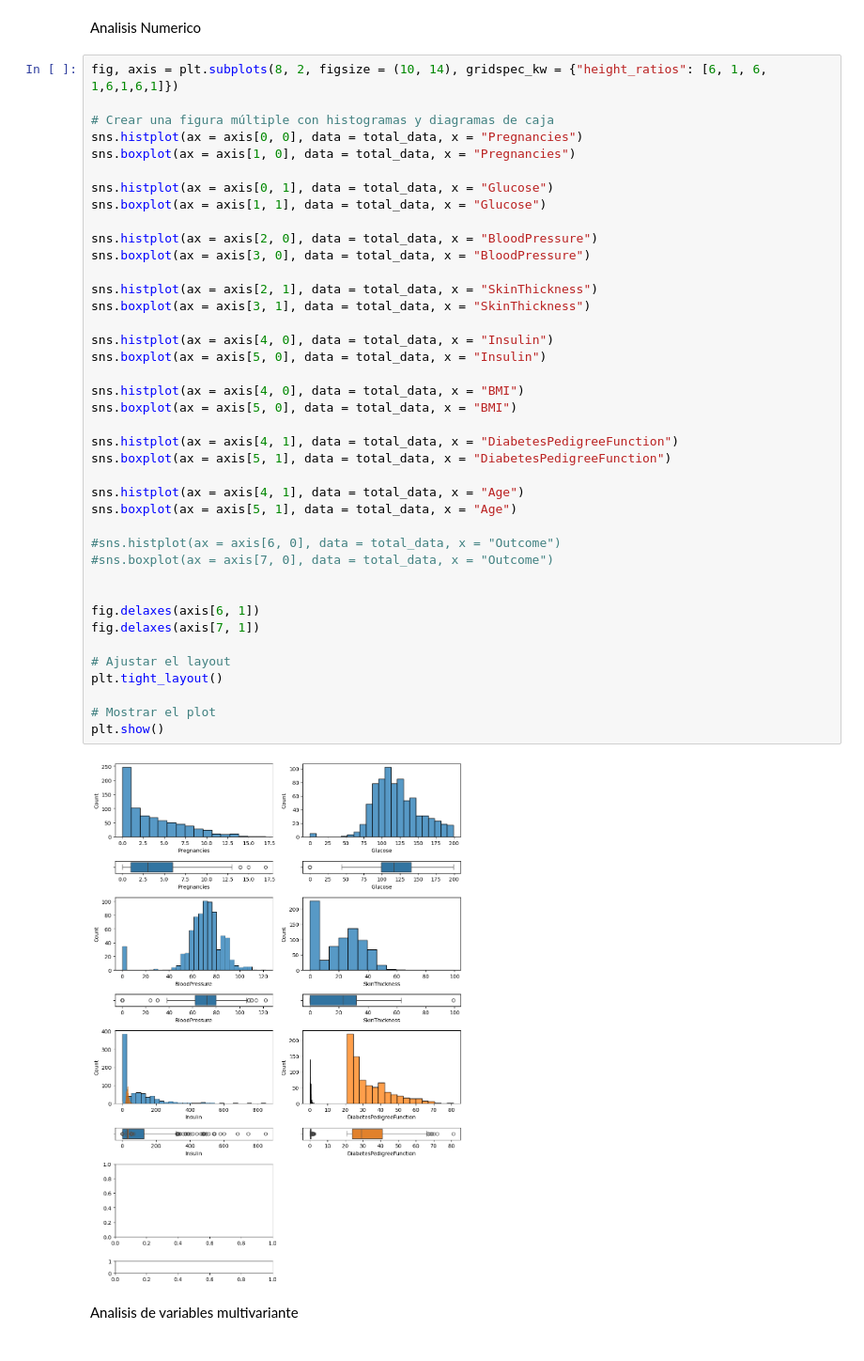
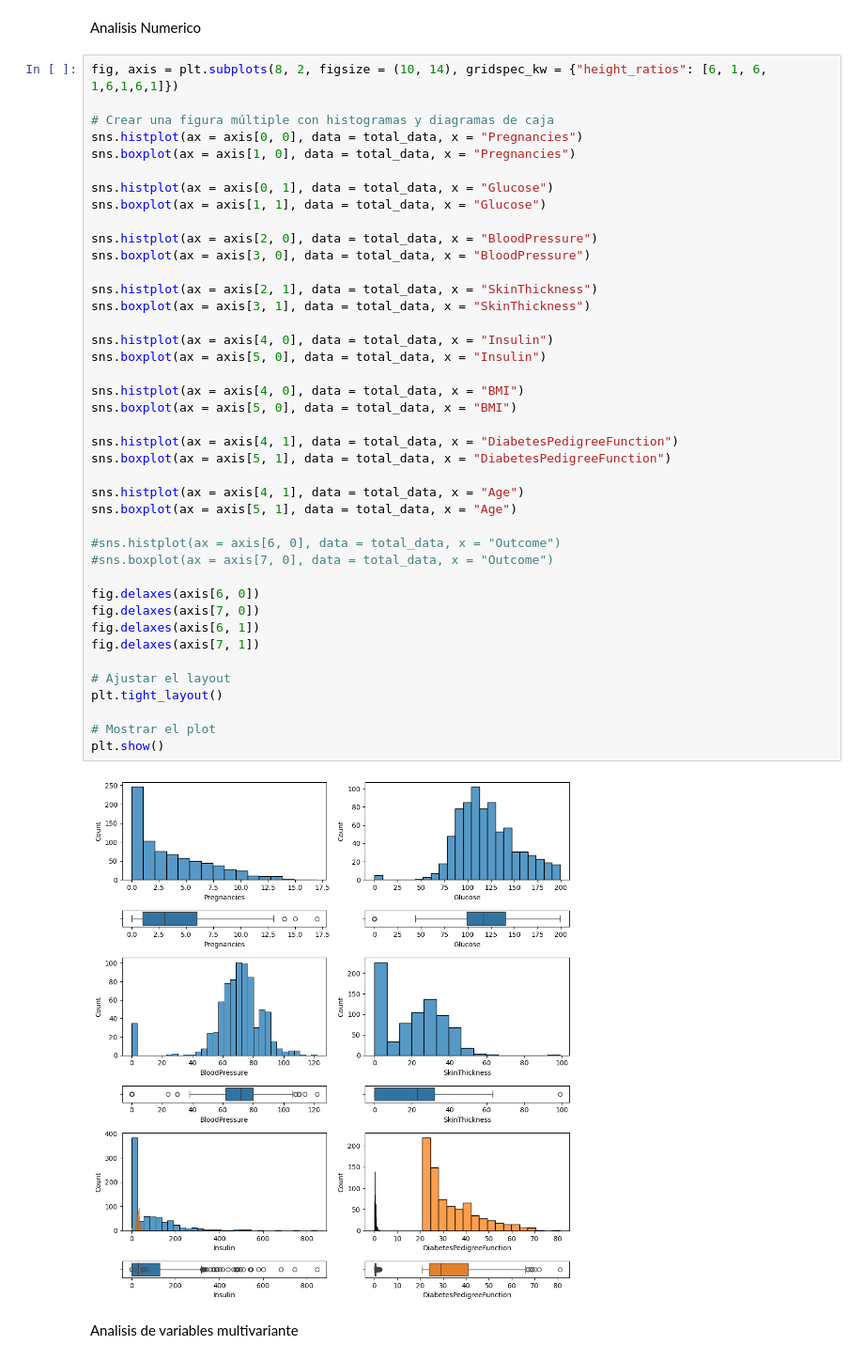
Before and after one commit to 4GeeksAcademy/Tulio-Gimenez-Tutorial-del-Proyecto-Arbol-de-Decision, a Jupyter notebook: src/explore.ipynb, the cells around one changed output. Shown at 94% size. Saved outputs shown, nothing was run; the diff lists cells and outputs as text.

```diff
--- a/src/explore.ipynb
+++ b/src/explore.ipynb
@@ -79,35 +79,36 @@ sns.boxplot(ax = axis[1, 1], data = total_data, x = "Glucose")
 sns.histplot(ax = axis[2, 0], data = total_data, x = "BloodPressure")
 sns.boxplot(ax = axis[3, 0], data = total_data, x = "BloodPressure")
 
 sns.histplot(ax = axis[2, 1], data = total_data, x = "SkinThickness")
 sns.boxplot(ax = axis[3, 1], data = total_data, x = "SkinThickness")
 
 sns.histplot(ax = axis[4, 0], data = total_data, x = "Insulin")
 sns.boxplot(ax = axis[5, 0], data = total_data, x = "Insulin")
 
 sns.histplot(ax = axis[4, 0], data = total_data, x = "BMI")
 sns.boxplot(ax = axis[5, 0], data = total_data, x = "BMI")
 
 sns.histplot(ax = axis[4, 1], data = total_data, x = "DiabetesPedigreeFunction")
 sns.boxplot(ax = axis[5, 1], data = total_data, x = "DiabetesPedigreeFunction")
 
 sns.histplot(ax = axis[4, 1], data = total_data, x = "Age")
 sns.boxplot(ax = axis[5, 1], data = total_data, x = "Age")
 
 #sns.histplot(ax = axis[6, 0], data = total_data, x = "Outcome")
 #sns.boxplot(ax = axis[7, 0], data = total_data, x = "Outcome")
 
-
+fig.delaxes(axis[6, 0])
+fig.delaxes(axis[7, 0])
 fig.delaxes(axis[6, 1])
 fig.delaxes(axis[7, 1])
 
 # Ajustar el layout
 plt.tight_layout()
 
 # Mostrar el plot
 plt.show()
 # %% [output]
-[figure, old version]
+[figure, new version]
 # %% [markdown]
 Analisis de variables multivariante
 # %% [markdown]
```
Also changed, not shown: parts of 13 cells of this notebook, 16 other files.
